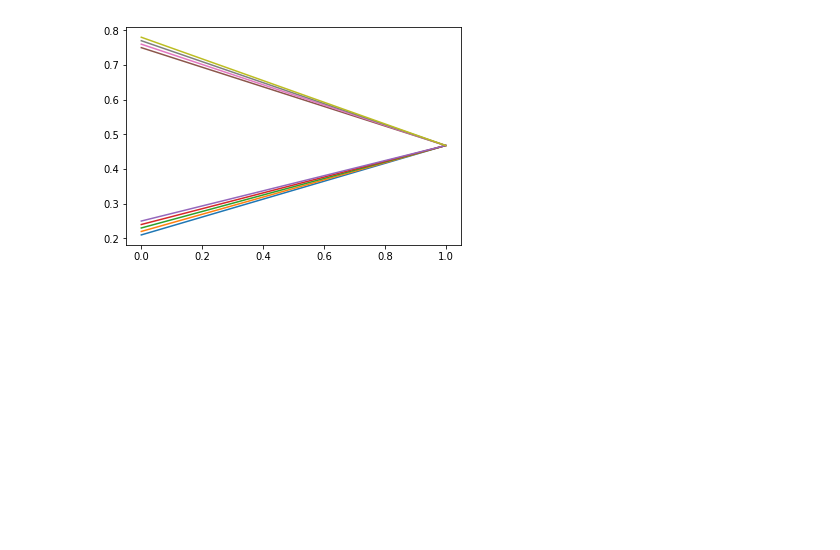
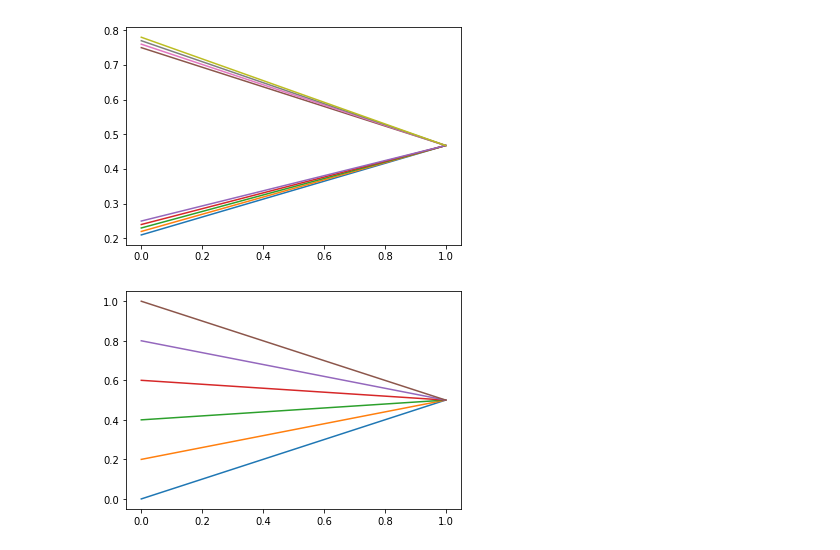
Before and after one commit to Sirquini/Polarization, a Jupyter notebook: New Simulations.ipynb, the cells around one changed output. Saved outputs shown, nothing was run; the diff lists cells and outputs as text; code cells hidden in the pictures; blank space fills up the shorter version.

```diff
--- a/New Simulations.ipynb
+++ b/New Simulations.ipynb
@@ -185,3 +185,22 @@ plt.plot(belief_history)
 plt.show()
 # %% [output]
 [figure]
+# %%
+num_agents = 6
+inf = 0.6
+inf_mtx = [
+    [0, inf, 0, 0, 0, 0],
+    [0, 0, inf, 0, 0, 0],
+    [0, 0, 0, inf, 0, 0],
+    [0, 0, 0, 0, inf, 0],
+    [0, 0, 0, 0, 0, inf],
+    [inf, 0, 0, 0, 0, 0]
+]
+pol_history, belief_history, _ = plr.Simulation(
+    plr.build_belief(plr.Belief.UNIFORM, num_agents),
+    plr.build_influence(plr.Influence.CLIQUE, num_agents, general_belief=1.0) # Classic Update by default
+).run()
+plt.plot(belief_history)
+plt.show()
+# %% [output]
+[figure, added]
```
